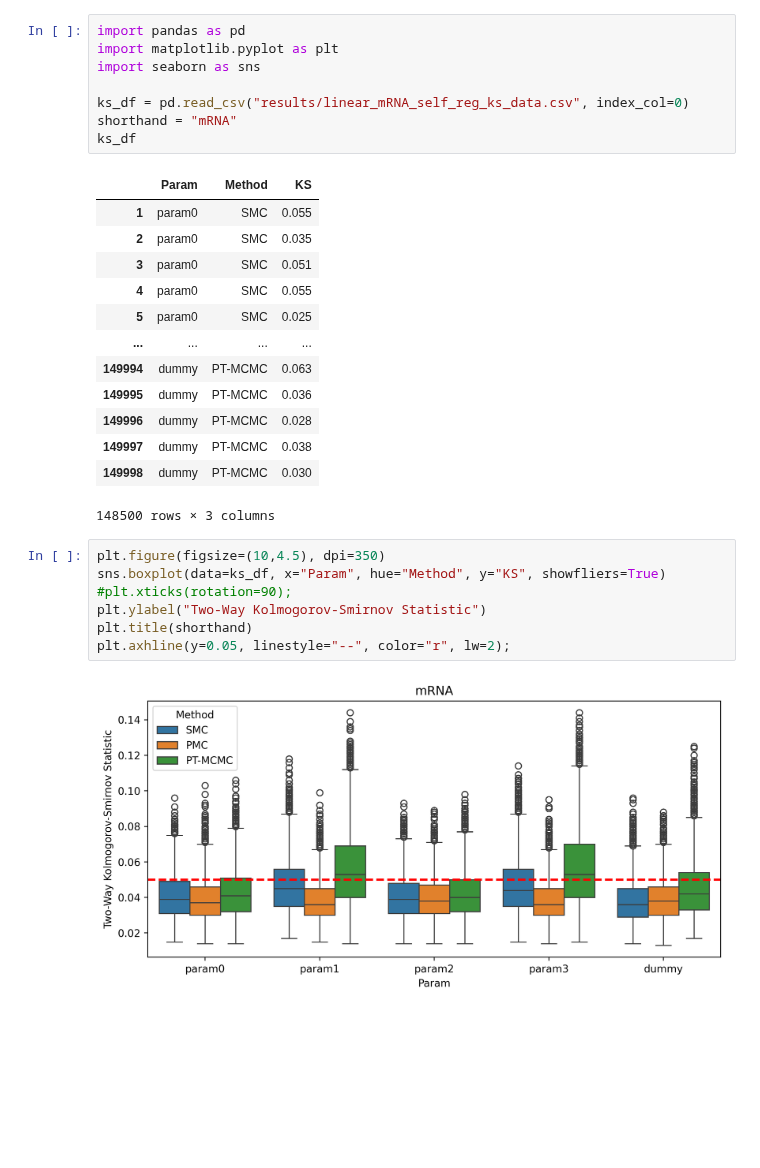
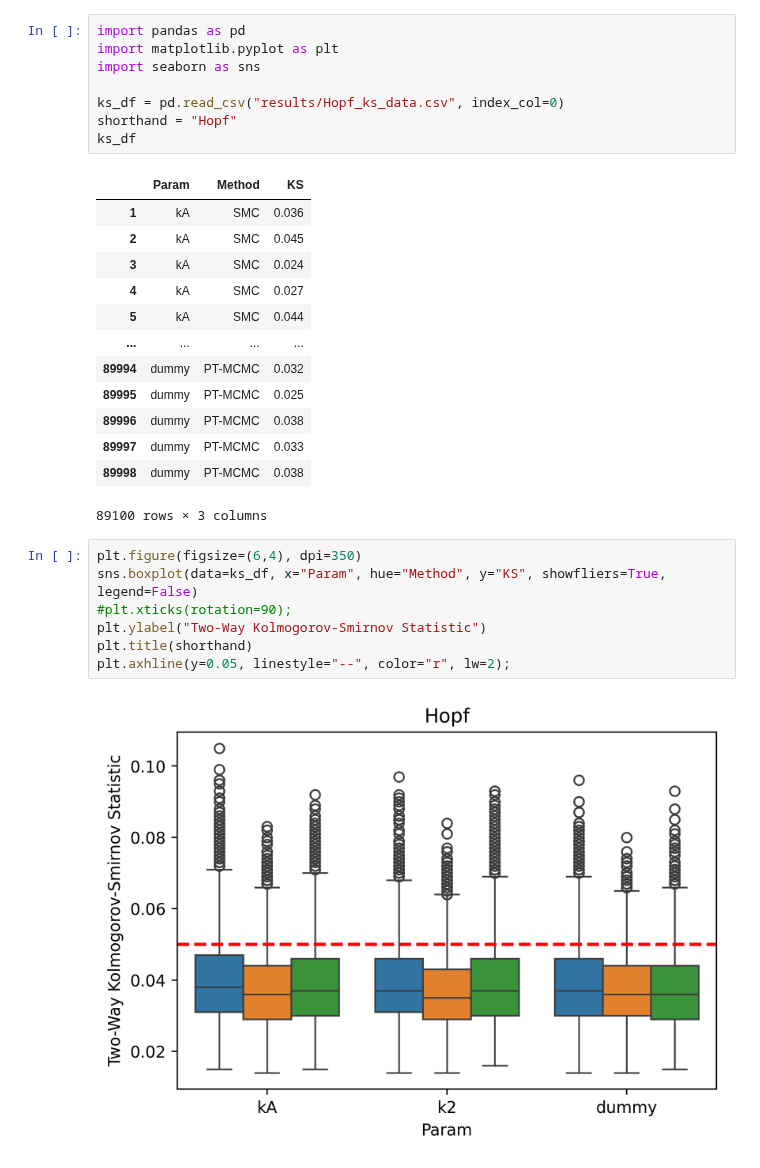
Before and after one commit to LarkinIt/BayesianBenchmark, a Jupyter notebook: vis_KS_stats.ipynb, the cells around one changed output. Saved outputs shown, nothing was run; the diff lists cells and outputs as text; blank space fills up the shorter version.

Commit message:
Working Hopf visualizations

```diff
--- a/vis_KS_stats.ipynb
+++ b/vis_KS_stats.ipynb
@@ -3,29 +3,29 @@ import pandas as pd
 import matplotlib.pyplot as plt
 import seaborn as sns
 
-ks_df = pd.read_csv("results/linear_mRNA_self_reg_ks_data.csv", index_col=0)
-shorthand = "mRNA"
+ks_df = pd.read_csv("results/Hopf_ks_data.csv", index_col=0)
+shorthand = "Hopf"
 ks_df
 # %% [output]
 |  | Param | Method | KS |
-| 1 | param0 | SMC | 0.055 |
-| 2 | param0 | SMC | 0.035 |
-| 3 | param0 | SMC | 0.051 |
-| 4 | param0 | SMC | 0.055 |
-| 5 | param0 | SMC | 0.025 |
+| 1 | kA | SMC | 0.036 |
+| 2 | kA | SMC | 0.045 |
+| 3 | kA | SMC | 0.024 |
+| 4 | kA | SMC | 0.027 |
+| 5 | kA | SMC | 0.044 |
 | ... | ... | ... | ... |
-| 149994 | dummy | PT-MCMC | 0.063 |
-| 149995 | dummy | PT-MCMC | 0.036 |
-| 149996 | dummy | PT-MCMC | 0.028 |
-| 149997 | dummy | PT-MCMC | 0.038 |
-| 149998 | dummy | PT-MCMC | 0.030 |
+| 89994 | dummy | PT-MCMC | 0.032 |
+| 89995 | dummy | PT-MCMC | 0.025 |
+| 89996 | dummy | PT-MCMC | 0.038 |
+| 89997 | dummy | PT-MCMC | 0.033 |
+| 89998 | dummy | PT-MCMC | 0.038 |
-148500 rows × 3 columns
+89100 rows × 3 columns
 # %%
-plt.figure(figsize=(10,4.5), dpi=350)
-sns.boxplot(data=ks_df, x="Param", hue="Method", y="KS", showfliers=True)
+plt.figure(figsize=(6,4), dpi=350)
+sns.boxplot(data=ks_df, x="Param", hue="Method", y="KS", showfliers=True, legend=False)
 #plt.xticks(rotation=90);
 plt.ylabel("Two-Way Kolmogorov-Smirnov Statistic")
 plt.title(shorthand)
 plt.axhline(y=0.05, linestyle="--", color="r", lw=2);
 # %% [output]
-[figure, old version]
+[figure, new version]
```
Also changed, not shown: 2 other files.
